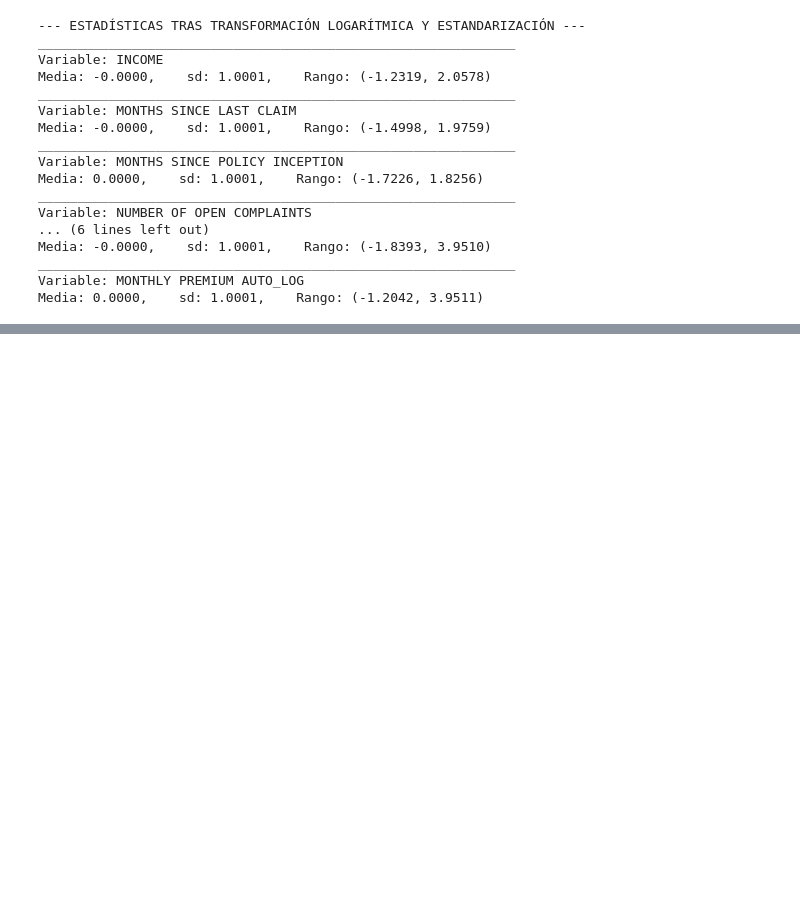
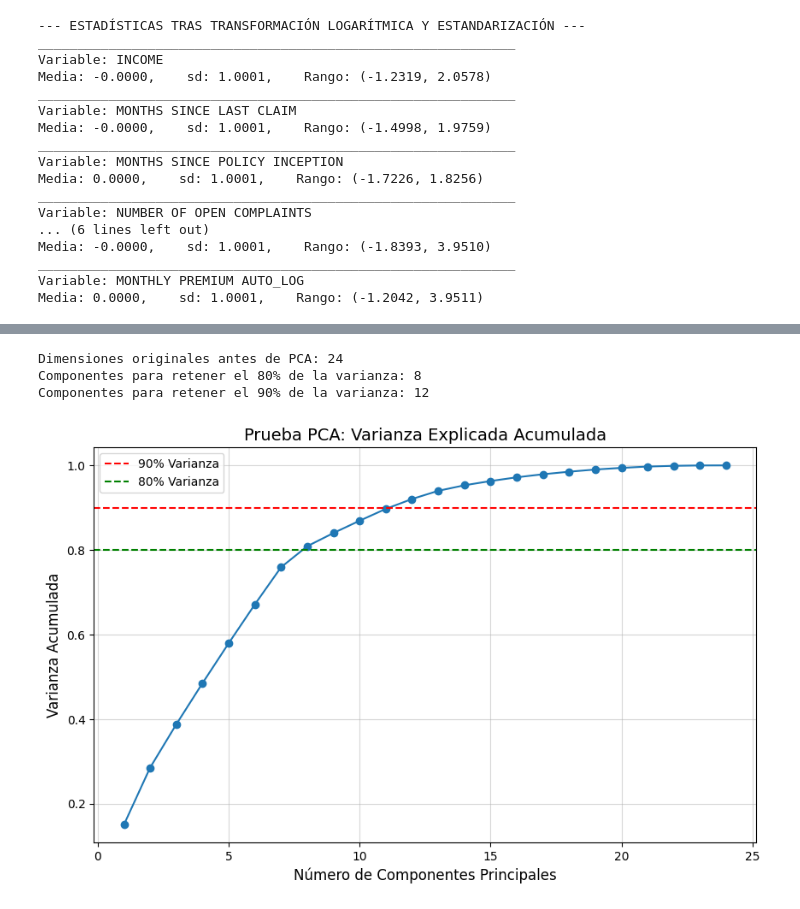
Before and after one commit to diegooperezz/actuarial-bnn-reserving, a Jupyter notebook: notebooks/02_reduccion_dimensionalidad.ipynb, the cells around one changed output, grey strips where cells are left out. Saved outputs shown, nothing was run; the diff lists cells and outputs as text; code cells hidden in the pictures; blank space fills up the shorter version.

```diff
--- a/notebooks/02_reduccion_dimensionalidad.ipynb
+++ b/notebooks/02_reduccion_dimensionalidad.ipynb
@@ -78,0 +231,5 @@ Media: 0.0000,    sd: 1.0001,    Rango: (-1.2042, 3.9511)
+# %%
+dfs_to_merge = [X_num_final, X_ord, df_nom]
+df_final = reduce(lambda left, right: pd.merge(left, right, on='Customer', how='inner'), dfs_to_merge)
+print(f"Dimensiones finales del dataset: {df_final.shape}")
+print(f"¿Hay valores nulos tras el merge?: {df_final.isnull().values.any()}")
@@ -80,0 +246,6 @@ Media: 0.0000,    sd: 1.0001,    Rango: (-1.2042, 3.9511)
+# %%
+# Quitamos el identificador
+cols_to_drop = ['Customer']
+X_procesado = df_final.drop(columns=cols_to_drop)
+
+corr_matrix = X_procesado.corr()
@@ -82,0 +302,34 @@ Media: 0.0000,    sd: 1.0001,    Rango: (-1.2042, 3.9511)
+# %%
+print(f"Dimensiones originales antes de PCA: {X_procesado.shape[1]}")
+
+# 1. Ajustar el PCA con tantos componentes como columnas para analizar la varianza
+pca_test = PCA(random_state=42) # Plantamos semilla para reproducibilidad
+pca_test.fit(X_procesado)
+
+# 2. Calcular la varianza explicada y la acumulada
+explained_variance = pca_test.explained_variance_ratio_
+cumulative_variance = np.cumsum(explained_variance)
+
+# 3. Determinar el umbral óptimo (Ej: 80% y 90%)
+n_components_80 = np.argmax(cumulative_variance >= 0.80) + 1
+n_components_90 = np.argmax(cumulative_variance >= 0.90) + 1
+
+print(f"Componentes para retener el 80% de la varianza: {n_components_80}")
+print(f"Componentes para retener el 90% de la varianza: {n_components_90}")
+
+# 4. Gráfico del Codo (Scree Plot) / Varianza Acumulada
+plt.figure(figsize=(10, 6))
+plt.plot(range(1, len(cumulative_variance) + 1), cumulative_variance, marker='o', linestyle='-', color='#1f77b4')
+plt.axhline(y=0.90, color='r', linestyle='--', label='90% Varianza')
+plt.axhline(y=0.80, color='g', linestyle='--', label='80% Varianza')
+plt.title('Prueba PCA: Varianza Explicada Acumulada', fontsize=14)
+plt.xlabel('Número de Componentes Principales', fontsize=12)
+plt.ylabel('Varianza Acumulada', fontsize=12)
+plt.legend()
+plt.grid(True, alpha=0.5)
+plt.show()
+# %% [output]
+Dimensiones originales antes de PCA: 24
+Componentes para retener el 80% de la varianza: 8
+Componentes para retener el 90% de la varianza: 12
+[figure, added]
```
Also changed, not shown: parts of 27 cells of this notebook, 3 other files.
